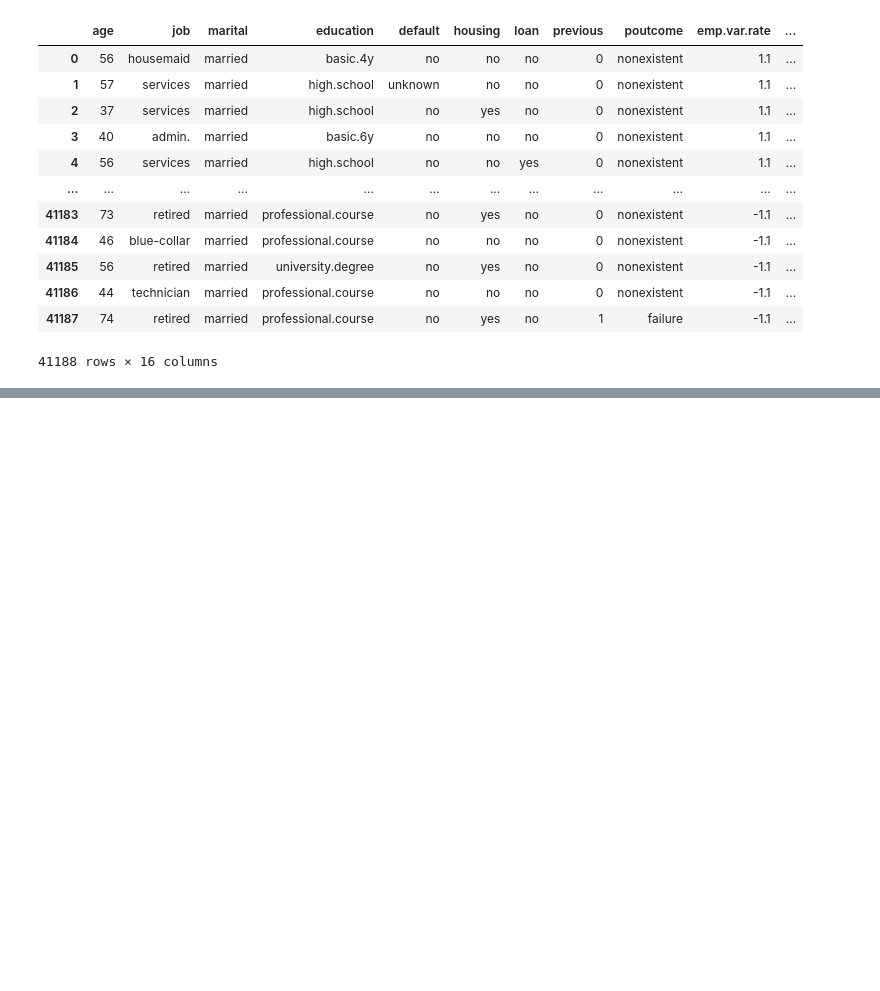
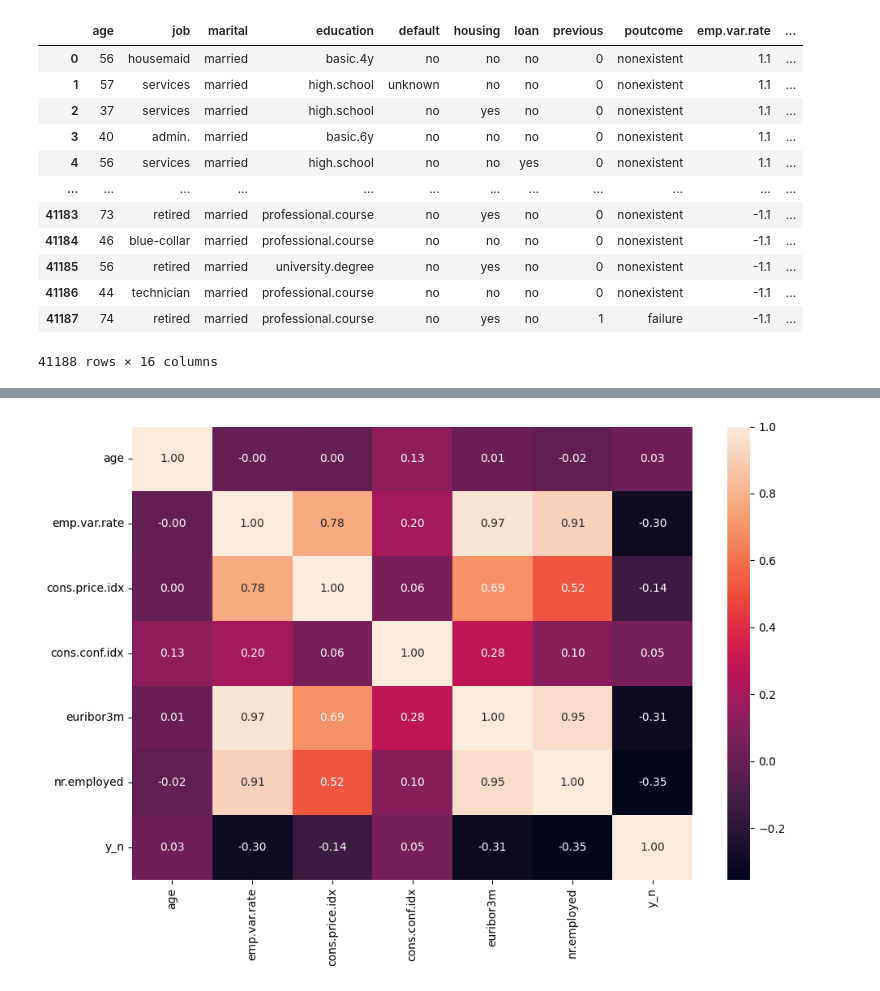
Before and after one commit to 4GeeksAcademy/machine-learning-python-template2, a Jupyter notebook: src/explore.ipynb, the cells around one changed output, grey strips where cells are left out. Saved outputs shown, nothing was run; the diff lists cells and outputs as text; code cells hidden in the pictures; blank space fills up the shorter version.

```diff
--- a/src/explore.ipynb
+++ b/src/explore.ipynb
@@ -127,0 +178,12 @@ plt.tight_layout()
+# %%
+fig, axis = plt.subplots(figsize = (10, 7))
+
+x_data = ['age', 'emp.var.rate', 'cons.price.idx', 'cons.conf.idx', 'euribor3m', 'nr.employed', 'y_n']
+
+sns.heatmap(df[x_data].corr(), annot = True, fmt = ".2f")
+
+plt.tight_layout()
+
+plt.show()
+# %% [output]
+[figure, added]
```
Also changed, not shown: parts of 26 cells of this notebook, 6 other files.
